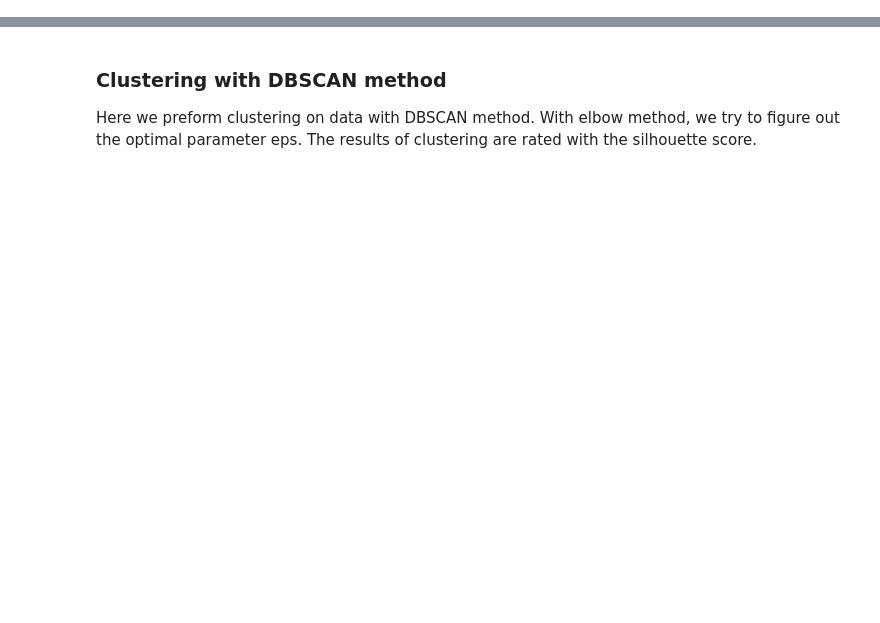
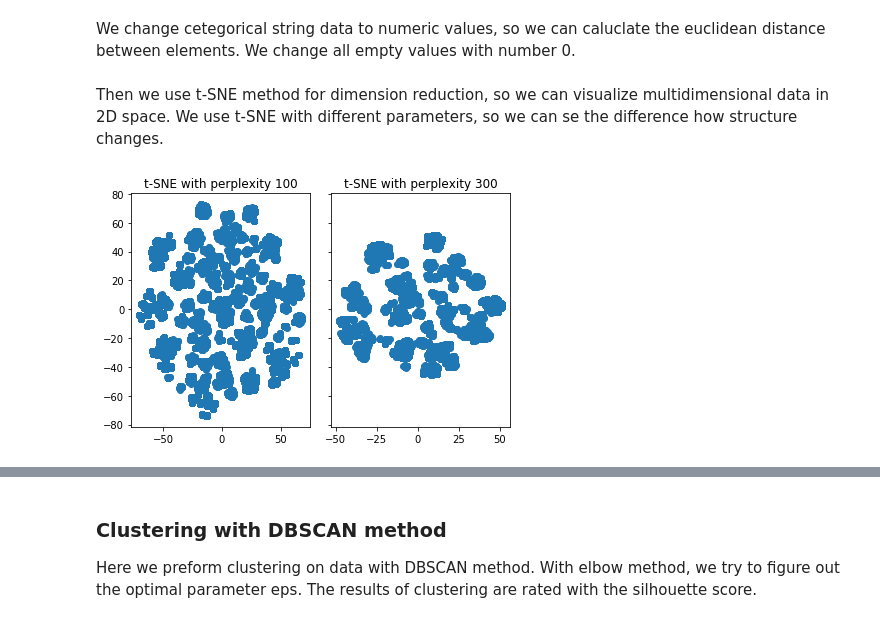
Before and after one commit to NejcDebevec/orange-survey-clustering, a Jupyter notebook: notebooks/Seminarska_porocilo.ipynb, the cells around one changed output, grey strips where cells are left out. Cells and saved outputs as stored; diff of their text form; code cells hidden in the pictures; blank space fills up the shorter version.

```diff
--- a/notebooks/Seminarska_porocilo.ipynb
+++ b/notebooks/Seminarska_porocilo.ipynb
@@ -221,0 +89,2 @@ for clusters in results:
+# %% [markdown]
+We change cetegorical string data to numeric values, so we can caluclate the euclidean distance between elements. We change all empty values with number 0.
@@ -221,0 +108,14 @@ for clusters in results:
+# %% [markdown]
+Then we use t-SNE method for dimension reduction, so we can visualize multidimensional data in 2D space. We use t-SNE with different parameters, so we can se the difference how structure changes.
+# %%
+data_2D_100 = TSNE(n_components=2, perplexity=100).fit_transform(data)
+data_2D_300 = TSNE(n_components=2, perplexity=300).fit_transform(data)
+f, (ax1, ax2) = plt.subplots(1, 2, sharey=True)
+ax1.scatter(data_2D_100[:, 0], data_2D_100[:, 1])
+ax1.set_title('t-SNE with perplexity 100')
+ax2.scatter(data_2D_300[:, 0], data_2D_300[:, 1])
+ax2.set_title('t-SNE with perplexity 300')
+f.tight_layout()
+f.show()
+# %% [output]
+[figure, added]
```
Also changed, not shown: parts of 68 cells of this notebook, 8 other files.
